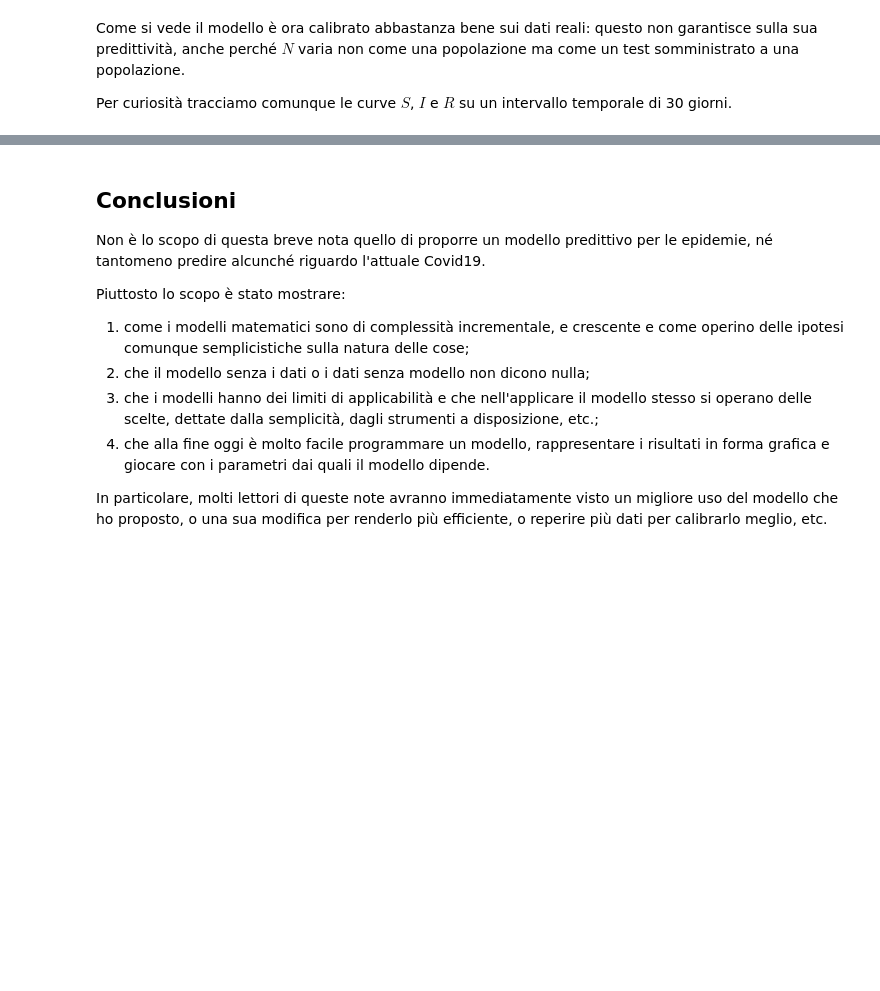
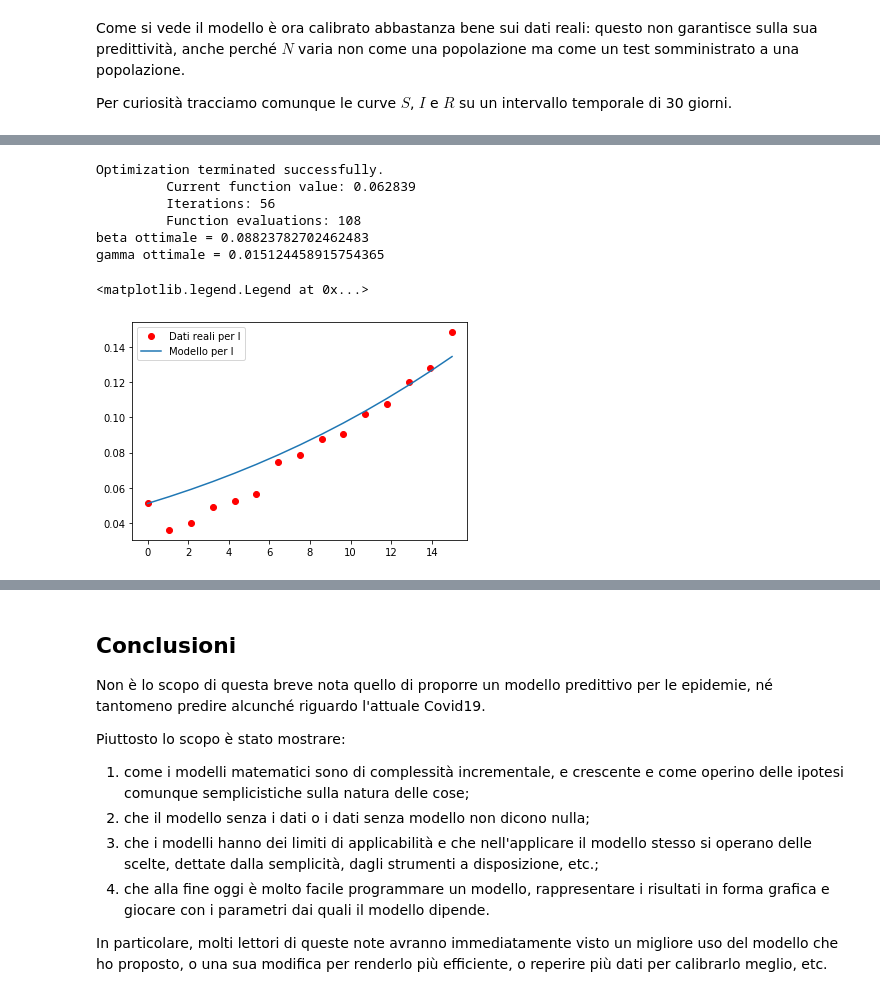
Before and after one commit to pcaressa/note-epidemie, a Jupyter notebook: epidemie.ipynb, the cells around one changed output, grey strips where cells are left out. Cells and saved outputs as stored; diff of their text form; code cells hidden in the pictures; blank space fills up the shorter version.

Commit message:
modello SIR relativo

```diff
--- a/epidemie.ipynb
+++ b/epidemie.ipynb
@@ -846,0 +921,56 @@ Come si vede, il modello prevede una impennata di infezioni che crescono indefin
+# %%
+import matplotlib.pyplot as plt
+import numpy as np
+from scipy.integrate import odeint
+from scipy.optimize import fmin
+
+serie_N = np.array([misura["tamponi"] for misura in DATA])
+N0 = serie_N[0]
+
+serie_I = np.array([misura["totale_attualmente_positivi"]/misura["tamponi"] for misura in DATA])
+I0 = serie_I[0]
+
+serie_R = np.array([(misura["dimessi_guariti"] + misura["deceduti"])/misura["tamponi"] for misura in DATA])
+R0 = serie_R[0]
+
+serie_S = 1 - serie_I - serie_R
+S0 = serie_S[0]
+
+serie_SIR = np.array([[serie_S[i], serie_I[i], serie_R[i]] for i in range(len(DATA))])
+SIR0 = serie_SIR[0]
+
+t0 = 0
+t1 = len(serie_N)
+intervallo = np.linspace(t0, t1, len(serie_N))
+
+def fun_SIR(y, t, beta, gamma):
+    # y = [S(t), I(t), R(t)]
+    return [-beta*y[0]*y[1],
+            beta*y[0]*y[1]-gamma*y[1],
+            gamma*y[1] ]
+
+def modello(betagamma):
+    # Risolve il sistema di equazioni $S'=..., I'=..., R'=...$
+    y = odeint(fun_SIR, SIR0, intervallo, args=(betagamma[0],betagamma[1]))
+    return np.linalg.norm(y - serie_SIR)
+
+# Trova il valore ottimale di beta e gamma
+valori_ottimali = fmin(modello, (1, 1))
+
+print("beta ottimale =", valori_ottimali[0])
+print("gamma ottimale =", valori_ottimali[1])
+
+# Ora disegna la soluzione per l'alpha ottimale
+y = odeint(fun_SIR, SIR0, intervallo, args=(valori_ottimali[0],valori_ottimali[1]))
+plt.plot(intervallo, serie_I, 'ro', label="Dati reali per I")
+plt.plot(intervallo, y[:,1], label="Modello per I")
+plt.legend()
+# %% [output]
+Optimization terminated successfully.
+         Current function value: 0.062839
+         Iterations: 56
+         Function evaluations: 108
+beta ottimale = 0.08823782702462483
+gamma ottimale = 0.015124458915754365
+<matplotlib.legend.Legend at 0x...>
+[figure, added]
```
Also changed, not shown: parts of 13 cells of this notebook.
